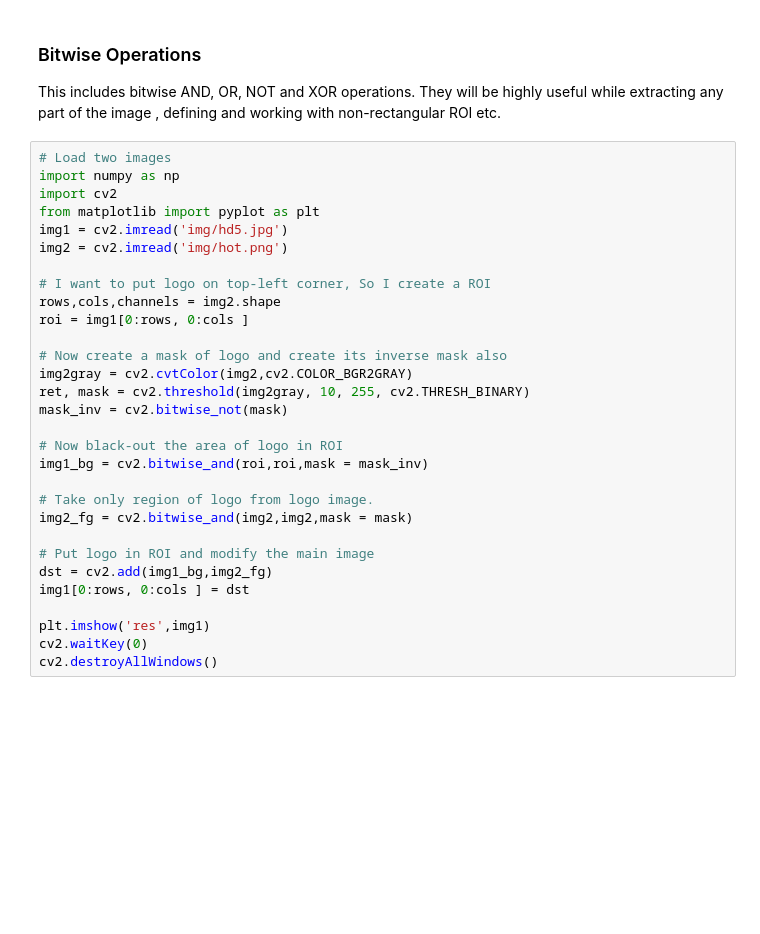
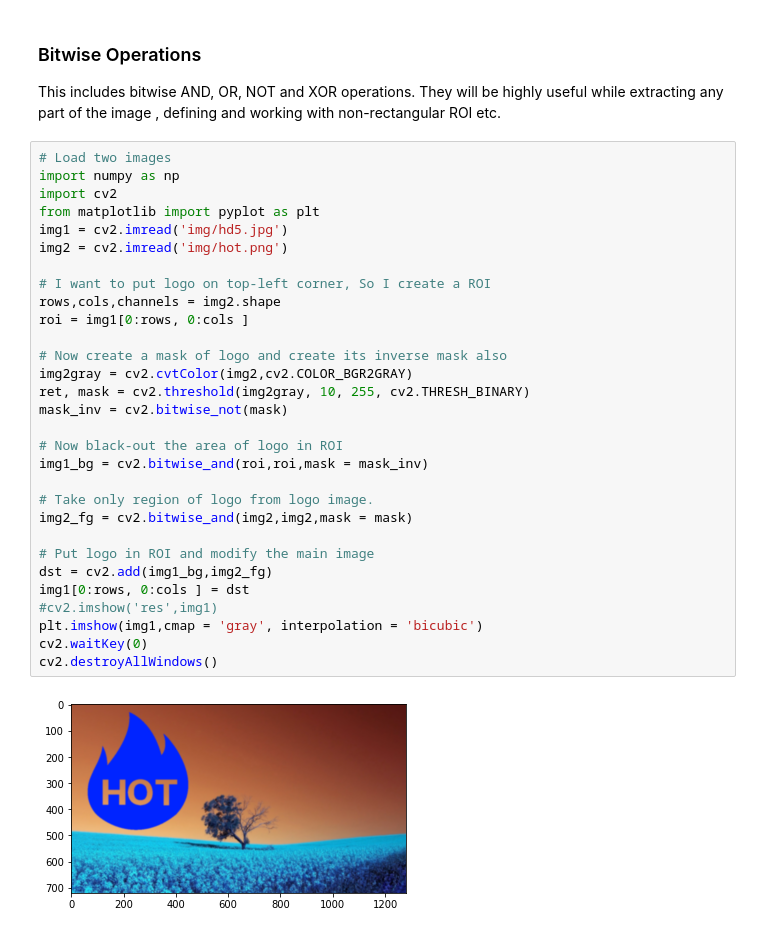
Before and after one commit to TUCchkul/OpenCV-ImageProcessing, a Jupyter notebook: OpenCV-Basics/OpenCV-Basics.ipynb, the cells around one changed output. Saved outputs shown, nothing was run; the diff lists cells and outputs as text; blank space fills up the shorter version.

```diff
--- a/OpenCV-Basics/OpenCV-Basics.ipynb
+++ b/OpenCV-Basics/OpenCV-Basics.ipynb
@@ -292,30 +292,32 @@ This includes bitwise AND, OR, NOT and XOR operations. They will be highly usefu
 # %%
 # Load two images
 import numpy as np
 import cv2
 from matplotlib import pyplot as plt
 img1 = cv2.imread('img/hd5.jpg')
 img2 = cv2.imread('img/hot.png')
 
 # I want to put logo on top-left corner, So I create a ROI
 rows,cols,channels = img2.shape
 roi = img1[0:rows, 0:cols ]
 
 # Now create a mask of logo and create its inverse mask also
 img2gray = cv2.cvtColor(img2,cv2.COLOR_BGR2GRAY)
 ret, mask = cv2.threshold(img2gray, 10, 255, cv2.THRESH_BINARY)
 mask_inv = cv2.bitwise_not(mask)
 
 # Now black-out the area of logo in ROI
 img1_bg = cv2.bitwise_and(roi,roi,mask = mask_inv)
 
 # Take only region of logo from logo image.
 img2_fg = cv2.bitwise_and(img2,img2,mask = mask)
 
 # Put logo in ROI and modify the main image
 dst = cv2.add(img1_bg,img2_fg)
 img1[0:rows, 0:cols ] = dst
-
-plt.imshow('res',img1)
+#cv2.imshow('res',img1)
+plt.imshow(img1,cmap = 'gray', interpolation = 'bicubic')
 cv2.waitKey(0)
 cv2.destroyAllWindows()
+# %% [output]
+[figure, added]
```
